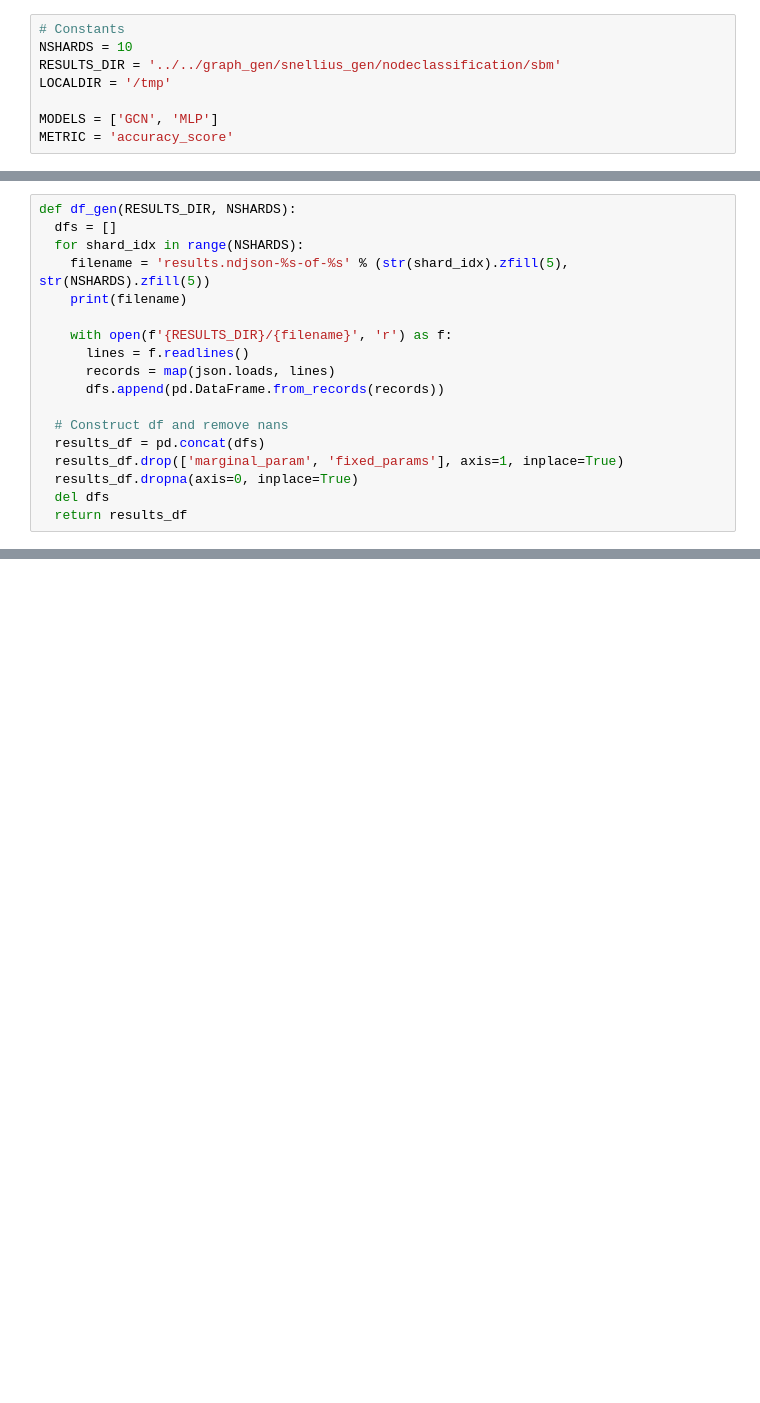
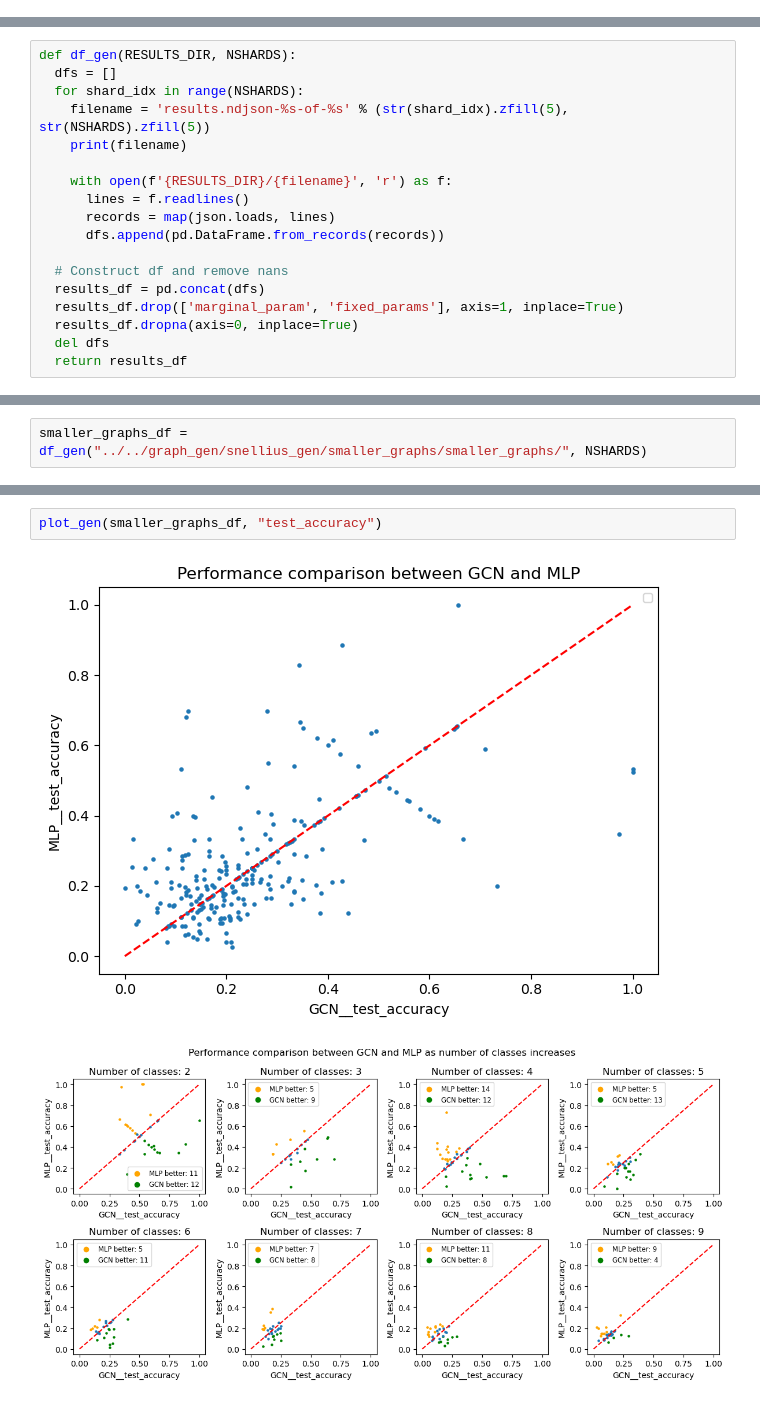
Before and after one commit to danie1uva/graphworld, a Jupyter notebook: src/meta_classifier/eda_graph_gen.ipynb, the cells around one changed output, grey strips where cells are left out. Saved outputs shown, nothing was run; the diff lists cells and outputs as text; blank space fills up the shorter version.

```diff
--- a/src/meta_classifier/eda_graph_gen.ipynb
+++ b/src/meta_classifier/eda_graph_gen.ipynb
@@ -6,11 +6,3 @@ import os
 import numpy as np
 import pandas as pd
 import matplotlib.pyplot as plt
-# %%
-# Constants
-NSHARDS = 10
-RESULTS_DIR = '../../graph_gen/snellius_gen/nodeclassification/sbm'
-LOCALDIR = '/tmp'
-
-MODELS = ['GCN', 'MLP']
-METRIC = 'accuracy_score'
@@ -284,0 +140,2 @@ plt.show()
+# %%
+smaller_graphs_df = df_gen("../../graph_gen/snellius_gen/smaller_graphs/smaller_graphs/", NSHARDS)
@@ -284,0 +153,5 @@ plt.show()
+# %%
+plot_gen(smaller_graphs_df, "test_accuracy")
+# %% [output]
+[figure, added]
+[figure, added]
```
Also changed, not shown: parts of 16 cells of this notebook, 1 other file.
